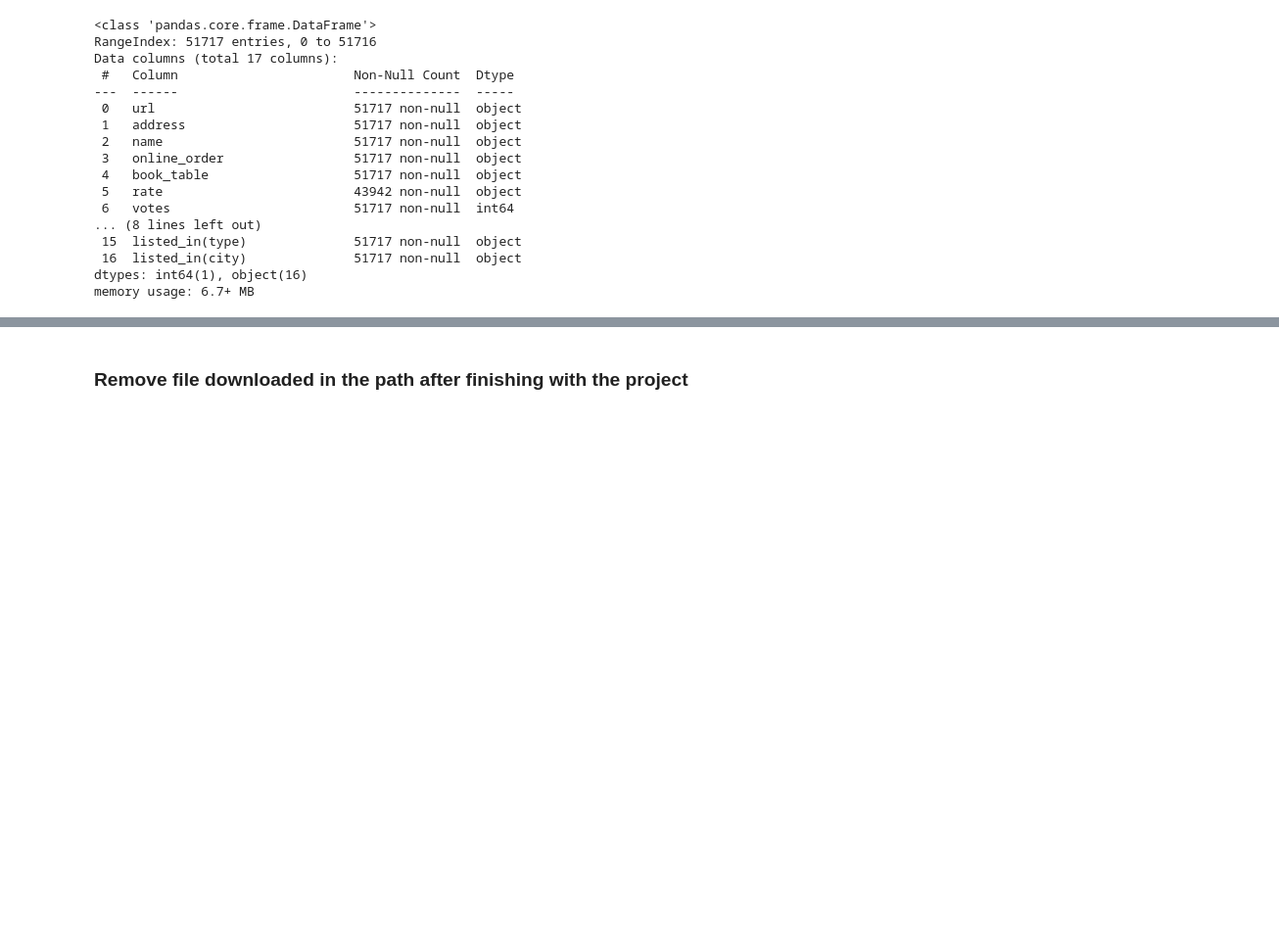
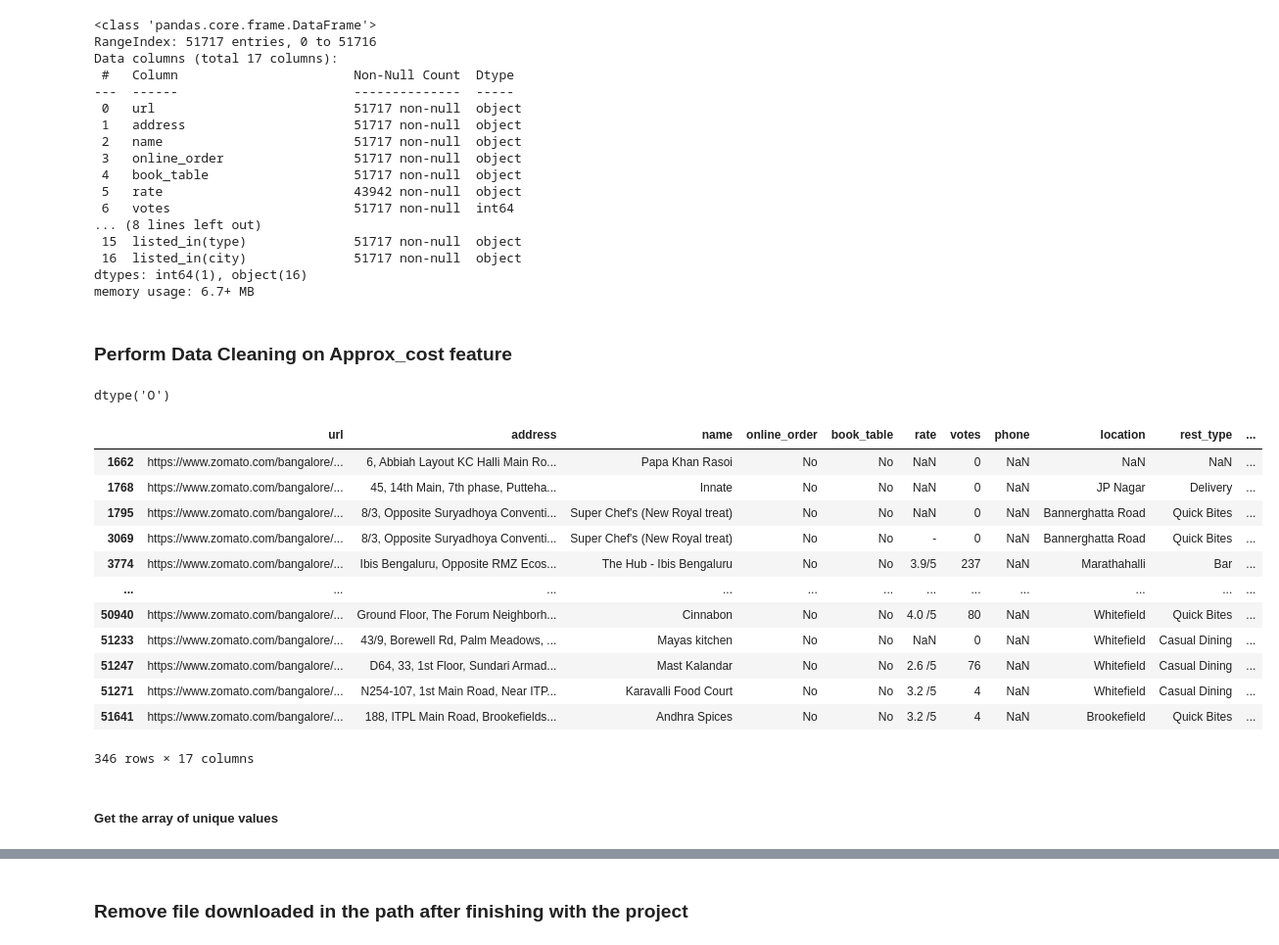
Before and after one commit to NathaliaBarreiros/Data-Science-Practice-Projects, a Jupyter notebook: Predict Success of a Zomato Restaurant /Zomato-Project.ipynb, the cells around one changed output, grey strips where cells are left out. Shown at 98% size. Drawn from its saved outputs; the diff is of its cells as text; code cells hidden in the pictures; blank space fills up the shorter version.

Commit message:
Zomato Project updated

```diff
--- a/Predict Success of a Zomato Restaurant /Zomato-Project.ipynb
+++ b/Predict Success of a Zomato Restaurant /Zomato-Project.ipynb
@@ -177,3 +147,27 @@ Data columns (total 17 columns):
  16  listed_in(city)              51717 non-null  object
 dtypes: int64(1), object(16)
 memory usage: 6.7+ MB
+# %% [markdown]
+### Perform Data Cleaning on Approx_cost feature
+# %%
+df['approx_cost(for two people)'].dtype
+# %% [output]
+dtype('O')
+# %%
+df[df['approx_cost(for two people)'].isnull()]
+# %% [output]
+|  | url | address | name | online_order | book_table | rate | votes | phone | location | rest_type | ... |
+| 1662 | https://www.zomato.com/bangalore/... | 6, Abbiah Layout KC Halli Main Ro... | Papa Khan Rasoi | No | No | NaN | 0 | NaN | NaN | NaN | ... |
+| 1768 | https://www.zomato.com/bangalore/... | 45, 14th Main, 7th phase, Putteha... | Innate | No | No | NaN | 0 | NaN | JP Nagar | Delivery | ... |
+| 1795 | https://www.zomato.com/bangalore/... | 8/3, Opposite Suryadhoya Conventi... | Super Chef's (New Royal treat) | No | No | NaN | 0 | NaN | Bannerghatta Road | Quick Bites | ... |
+| 3069 | https://www.zomato.com/bangalore/... | 8/3, Opposite Suryadhoya Conventi... | Super Chef's (New Royal treat) | No | No | - | 0 | NaN | Bannerghatta Road | Quick Bites | ... |
+| 3774 | https://www.zomato.com/bangalore/... | Ibis Bengaluru, Opposite RMZ Ecos... | The Hub - Ibis Bengaluru | No | No | 3.9/5 | 237 | NaN | Marathahalli | Bar | ... |
+| ... | ... | ... | ... | ... | ... | ... | ... | ... | ... | ... | ... |
+| 50940 | https://www.zomato.com/bangalore/... | Ground Floor, The Forum Neighborh... | Cinnabon | No | No | 4.0 /5 | 80 | NaN | Whitefield | Quick Bites | ... |
+| 51233 | https://www.zomato.com/bangalore/... | 43/9, Borewell Rd, Palm Meadows, ... | Mayas kitchen | No | No | NaN | 0 | NaN | Whitefield | Casual Dining | ... |
+| 51247 | https://www.zomato.com/bangalore/... | D64, 33, 1st Floor, Sundari Armad... | Mast Kalandar | No | No | 2.6 /5 | 76 | NaN | Whitefield | Casual Dining | ... |
+| 51271 | https://www.zomato.com/bangalore/... | N254-107, 1st Main Road, Near ITP... | Karavalli Food Court | No | No | 3.2 /5 | 4 | NaN | Whitefield | Casual Dining | ... |
+| 51641 | https://www.zomato.com/bangalore/... | 188, ITPL Main Road, Brookefields... | Andhra Spices | No | No | 3.2 /5 | 4 | NaN | Brookefield | Quick Bites | ... |
+346 rows × 17 columns
+# %% [markdown]
+##### Get the array of unique values
```
Also changed, not shown: parts of 87 cells of this notebook.
